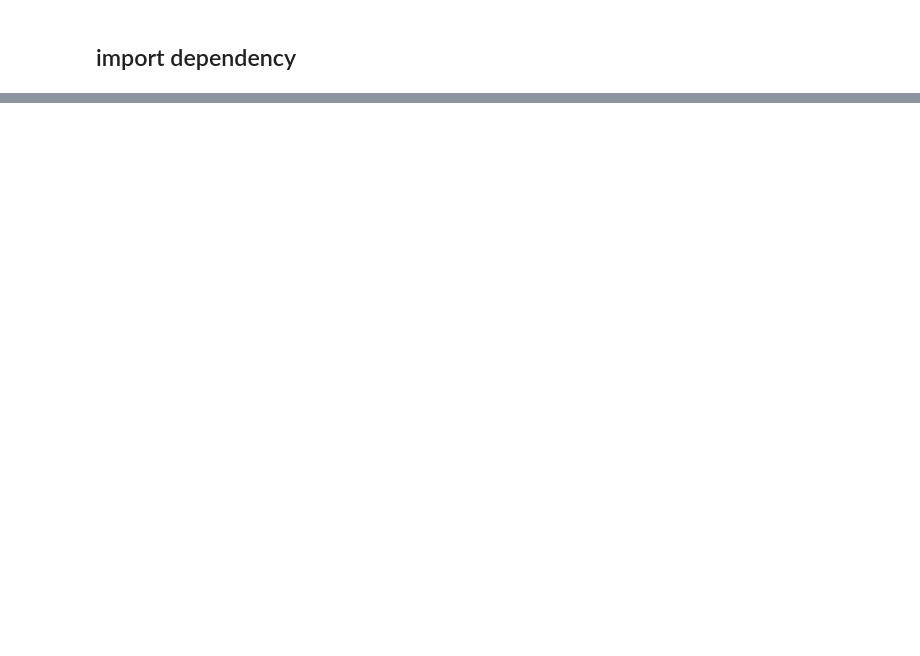
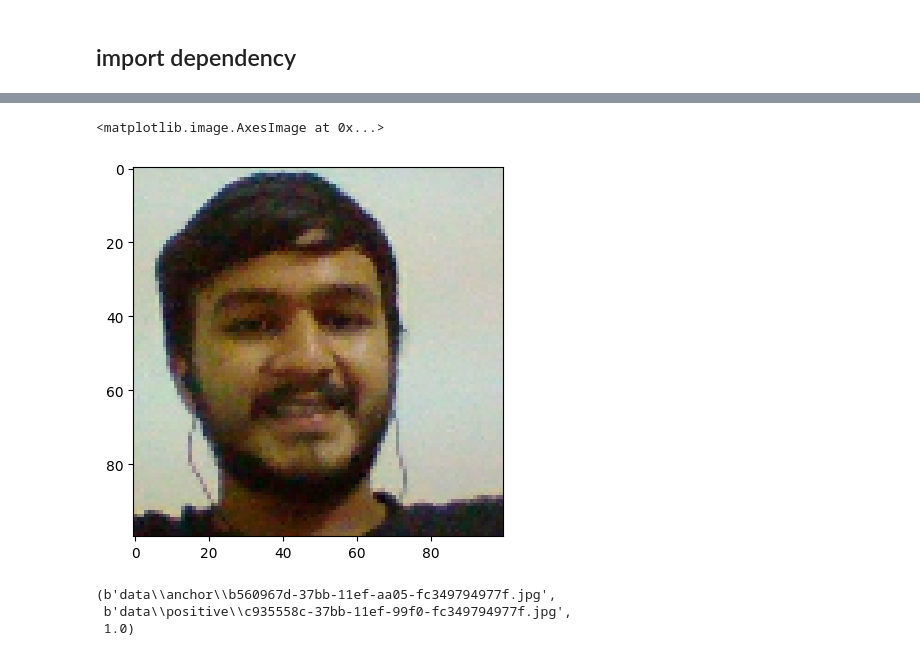
Before and after one commit to Smit-Patel-2133/Facial-Recognitio-Model, a Jupyter notebook: sample.ipynb, the cells around one changed output, grey strips where cells are left out. Drawn from its saved outputs; the diff is of its cells as text; code cells hidden in the pictures; blank space fills up the shorter version.

```diff
--- a/sample.ipynb
+++ b/sample.ipynb
@@ -16,0 +119,17 @@ for gpu in gpus:
+# %%
+def preprocess(file_path):
+
+    # Read in image from file path
+    byte_img = tf.io.read_file(file_path)
+    # Load in the image
+    img = tf.io.decode_jpeg(byte_img)
+
+    # Preprocessing steps - resizing the image to be 100x100x3
+    img = tf.image.resize(img, (100,100))
+    # Scale image to be between 0 and 1
+    img = img / 255.0
+
+    # Return image
+    return img
+# %%
+img=preprocess('data\\anchor\\ab81c0fd-37bb-11ef-b8b2-fc349794977f.jpg')
@@ -16,0 +140,5 @@ for gpu in gpus:
+# %%
+plt.imshow(img)
+# %% [output]
+<matplotlib.image.AxesImage at 0x...>
+[figure, added]
@@ -16,0 +152,8 @@ for gpu in gpus:
+# %%
+samples = data.as_numpy_iterator()
+exampple = samples.next()
+exampple
+# %% [output]
+(b'data\\anchor\\b560967d-37bb-11ef-aa05-fc349794977f.jpg',
+ b'data\\positive\\c935558c-37bb-11ef-99f0-fc349794977f.jpg',
+ 1.0)
```
Also changed, not shown: parts of 16 cells of this notebook, 1 other file.
